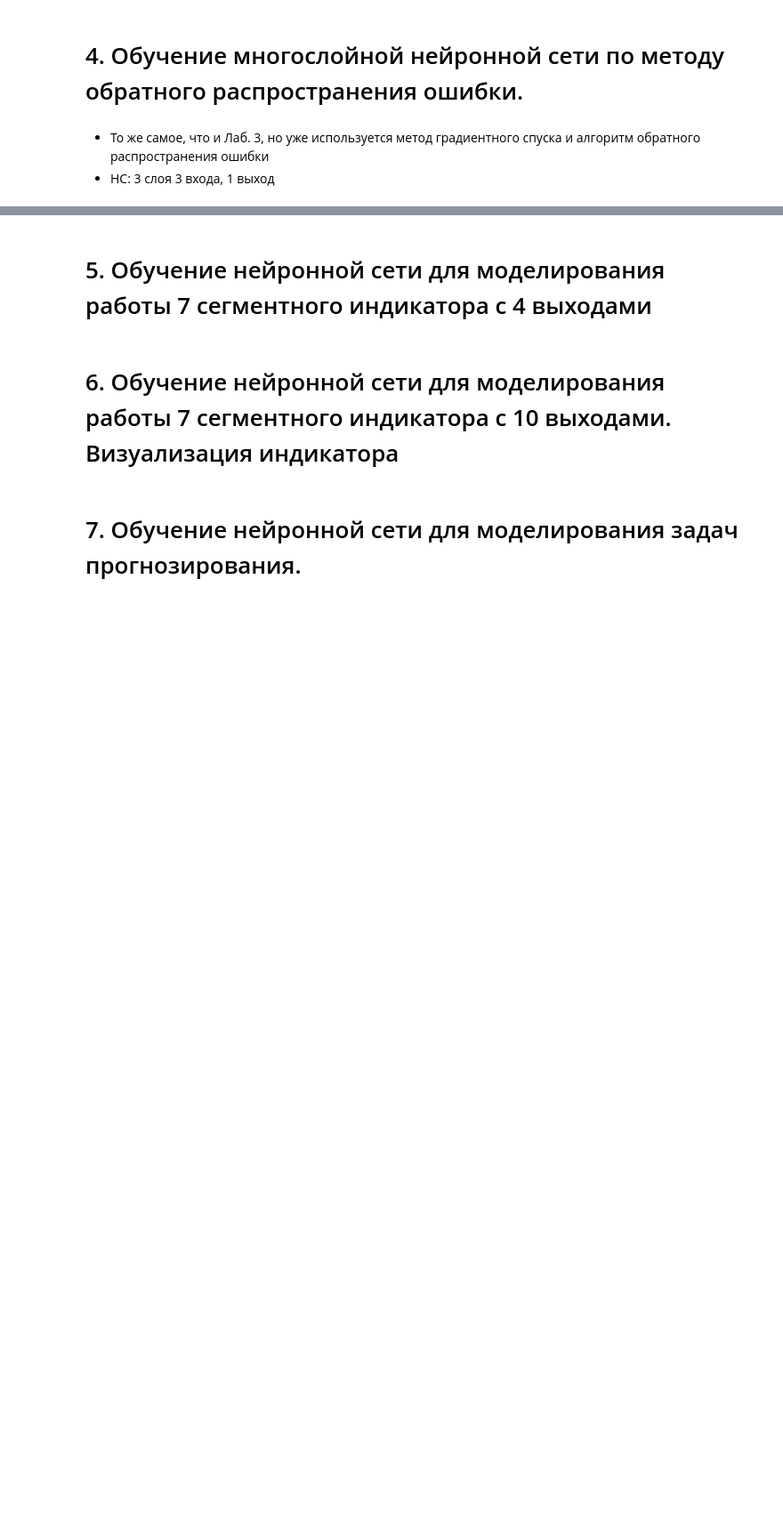
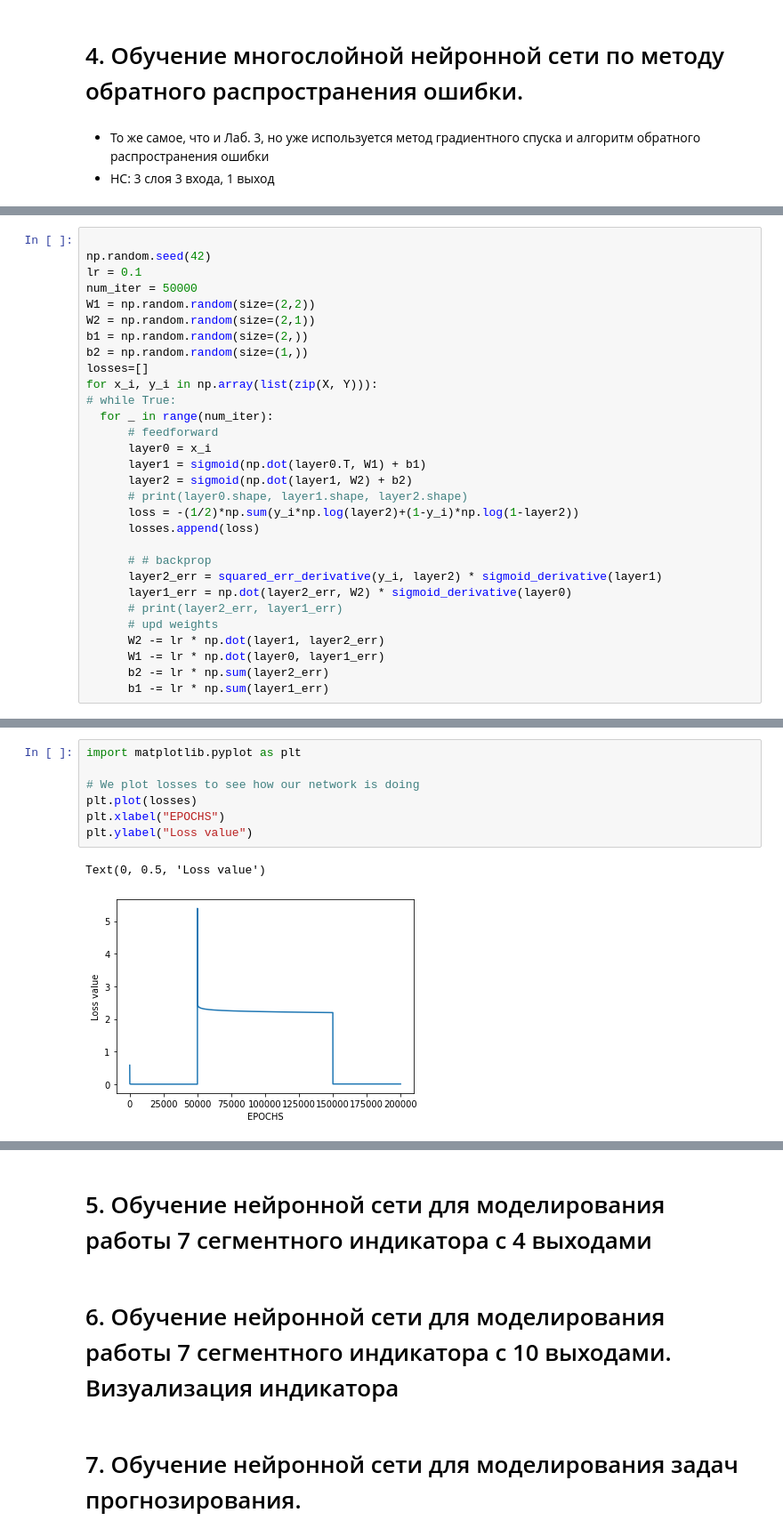
Before and after one commit to kae4ka/university-hometasks, a Jupyter notebook: INS.ipynb, the cells around one changed output, grey strips where cells are left out. Shown: that part at 89% size. Drawn from its saved outputs; the diff is of its cells as text; blank space fills up the shorter version.

```diff
--- a/INS.ipynb
+++ b/INS.ipynb
@@ -284,0 +326,30 @@ warnings.filterwarnings("ignore", category=np.VisibleDeprecationWarning)
+# %%
+
+np.random.seed(42)
+lr = 0.1
+num_iter = 50000
+W1 = np.random.random(size=(2,2))
+W2 = np.random.random(size=(2,1))
+b1 = np.random.random(size=(2,))
+b2 = np.random.random(size=(1,))
+losses=[]
+for x_i, y_i in np.array(list(zip(X, Y))):
+# while True:
+  for _ in range(num_iter):
+      # feedforward
+      layer0 = x_i
+      layer1 = sigmoid(np.dot(layer0.T, W1) + b1)
+      layer2 = sigmoid(np.dot(layer1, W2) + b2)
+      # print(layer0.shape, layer1.shape, layer2.shape)
+      loss = -(1/2)*np.sum(y_i*np.log(layer2)+(1-y_i)*np.log(1-layer2))
+      losses.append(loss)
+
+      # # backprop
+      layer2_err = squared_err_derivative(y_i, layer2) * sigmoid_derivative(layer1)
+      layer1_err = np.dot(layer2_err, W2) * sigmoid_derivative(layer0)
+      # print(layer2_err, layer1_err)
+      # upd weights
+      W2 -= lr * np.dot(layer1, layer2_err)
+      W1 -= lr * np.dot(layer0, layer1_err)
+      b2 -= lr * np.sum(layer2_err)
+      b1 -= lr * np.sum(layer1_err)
@@ -284,0 +371,10 @@ warnings.filterwarnings("ignore", category=np.VisibleDeprecationWarning)
+# %%
+import matplotlib.pyplot as plt
+
+# We plot losses to see how our network is doing
+plt.plot(losses)
+plt.xlabel("EPOCHS")
+plt.ylabel("Loss value")
+# %% [output]
+Text(0, 0.5, 'Loss value')
+[figure, added]
```
Also changed, not shown: parts of 19 cells of this notebook.
